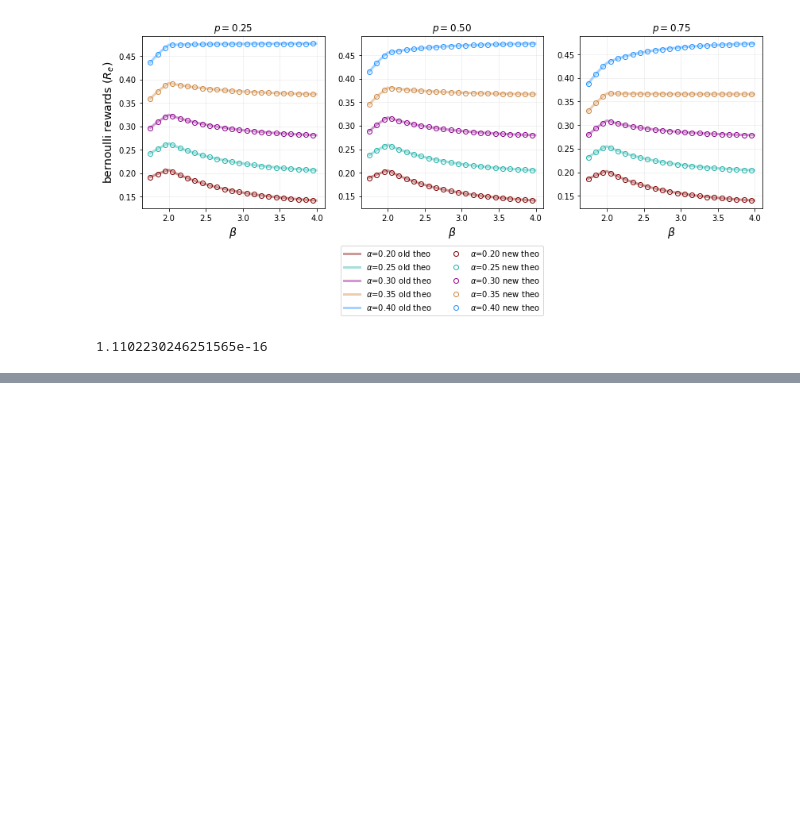
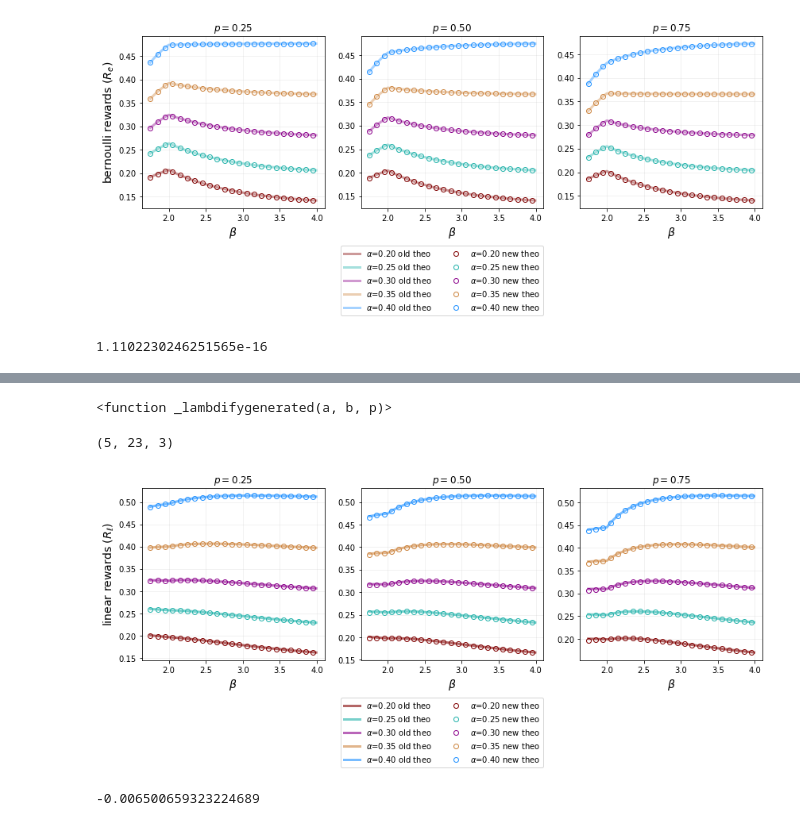
Before and after one commit to michaelneuder/opportunistic-mining, a Jupyter notebook: jan30.ipynb, the cells around one changed output, grey strips where cells are left out. Saved outputs shown, nothing was run; the diff lists cells and outputs as text; code cells hidden in the pictures; blank space fills up the shorter version.

Commit message:
linear working

```diff
--- a/jan30.ipynb
+++ b/jan30.ipynb
@@ -379,0 +493,3 @@ NEW_BER(0.3, 2., 0.5) - OLD_BER(0.3, 2., 0.5)
+# %%
+f0 = f0i + f0ii + f0iii
+f1 = a + 2*a*(1-a)
@@ -379,0 +503,64 @@ NEW_BER(0.3, 2., 0.5) - OLD_BER(0.3, 2., 0.5)
+# %%
+finalLambda = sp.lambdify((a, b, p), final)
+finalLambda
+# %% [output]
+<function _lambdifygenerated(a, b, p)>
+# %%
+newResLin = []
+for a_ in alphas:
+    temp1 = []
+    for b_ in newbs:
+        temp2 = []
+        for p_ in ps:
+            attack = finalLambda(a=a_, b=b_, p=p_)
+            temp2.append(attack)
+        temp1.append(temp2)
+    newResLin.append(temp1)
+newResLin = np.array(newResLin)
+newResLin.shape
+# %% [output]
+(5, 23, 3)
+# %%
+f, axarr = plt.subplots(ncols=3, figsize=(14,4))
+
+colors = ['maroon', 'lightseagreen', 'darkmagenta', 'peru', 'dodgerblue']
+handles, labels = [], []
+
+for i in range(3):
+    ax = axarr[i]
+    for j, a_ in enumerate(alphas):
+        line, = ax.plot(betas, linTheoRes[j,:,i], linewidth=3, color=colors[j], alpha=0.6,
+                        label=r'$\alpha$={:0.2f} old theo'.format(a_))
+        if i == 0:
+            handles.append(line)
+            labels.append(r'$\alpha$={:0.2f} old theo'.format(a_))
+
+for i in range(3):
+    ax = axarr[i]
+    for j, a_ in enumerate(alphas):
+        marker, = ax.plot(newbs, newResLin[j,:,i], marker='o', color=colors[j], linestyle='none',
+                          fillstyle='none', label=r'$\alpha$={:0.2f} new theo'.format(a_))
+        if i == 0:
+            handles.append(marker)
+            labels.append(r'$\alpha$={:0.2f} new theo'.format(a_))
+
+
+for i, ax in enumerate(axarr):
+    ax.grid(alpha=0.2)
+    ax.set_xlabel(r'$\beta$', size=14)
+    ax.set_title(r'$p=${:0.2f}'.format(ps[i]))
+
+axarr[0].set_ylabel(r'linear rewards ($R_\ell)$', size=14)
+f.legend(handles, labels, loc='upper center', bbox_to_anchor=(0.5, -0.02), ncol=2)
+
+plt.savefig('out.png', dpi=150, bbox_inches='tight', facecolor='white')
+plt.show()
+# %% [output]
+[figure, added]
+# %%
+a_ = 0.3
+b_ = 1.6
+p_ = 0.5
+finalLambda(a_, b_, p_) - full_old_lambda(alpha=a_, beta=b_, gamma=0.0, p=p_, C=1., E=1.)
+# %% [output]
+-0.006500659323224689
```
Also changed, not shown: parts of 24 cells of this notebook, 1 other file.
